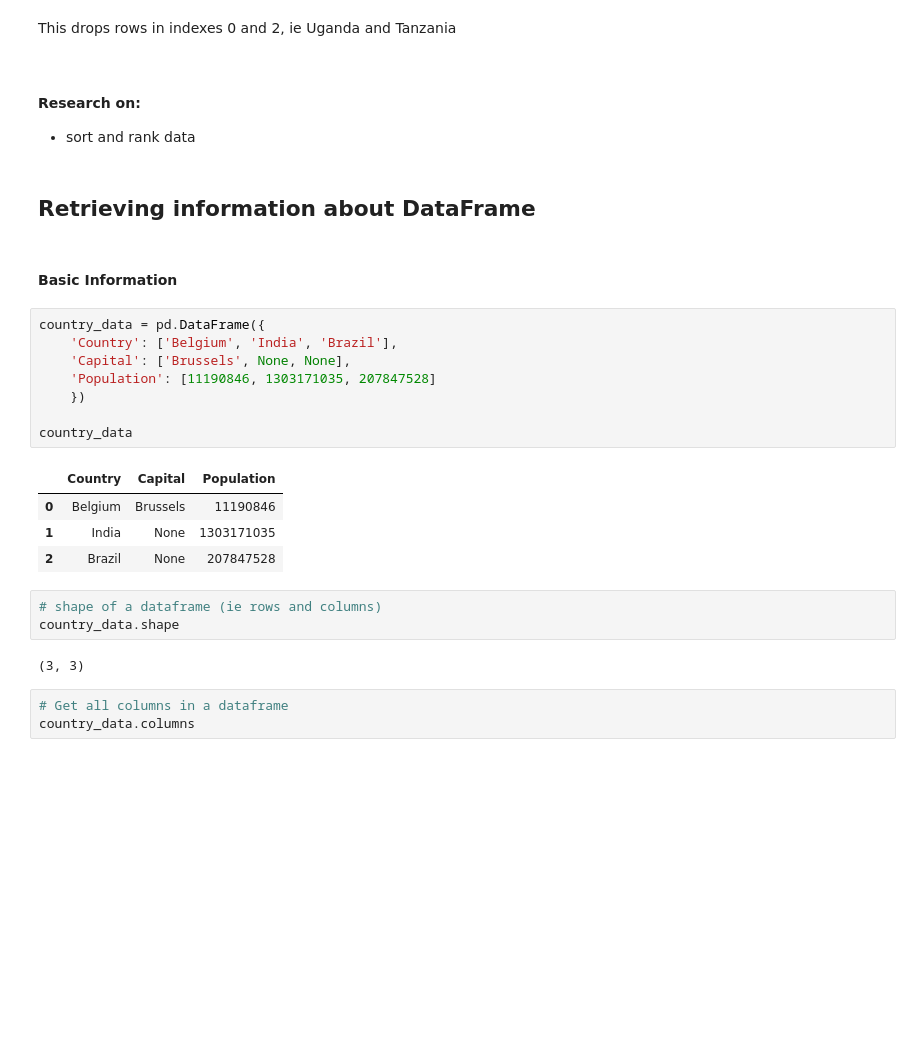
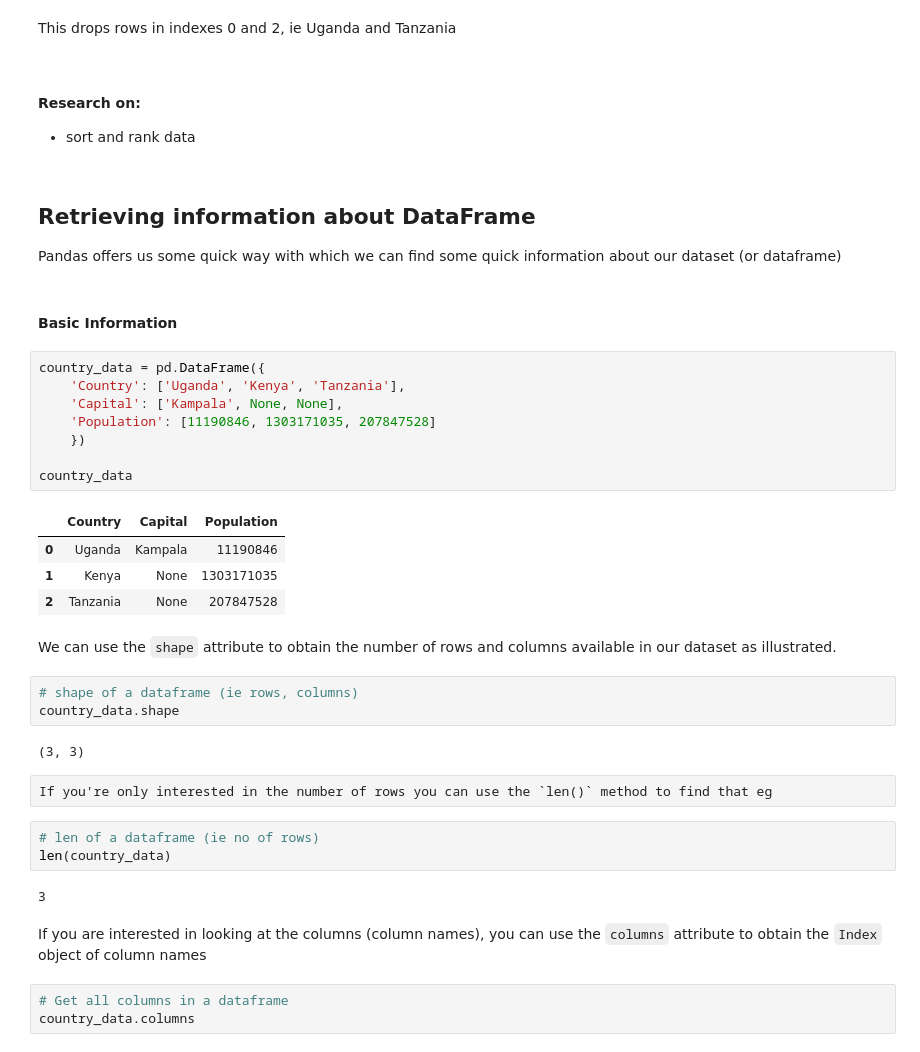
Before and after one commit to dataidea/dataidea-ugandafootball, a Jupyter notebook: nbs/Python Data Analysis/Week1 Intro/13_pandas.ipynb, the cells around one changed output. Cells and saved outputs as stored; diff of their text form; blank space fills up the shorter version.

```diff
--- a/nbs/Python Data Analysis/Week1 Intro/13_pandas.ipynb
+++ b/nbs/Python Data Analysis/Week1 Intro/13_pandas.ipynb
@@ -480,31 +482,57 @@ This drops rows in indexes 0 and 2, ie Uganda and Tanzania
 <script>
      (adsbygoogle = window.adsbygoogle || []).push({});
 </script>
-# %% [markdown]
-#### Research on:
-- sort and rank data
-# %% [markdown]
-## Retrieving information about DataFrame
+# %% [markdown]
+#### Research on:
+- sort and rank data
+<script async src="https://pagead2.googlesyndication.com/pagead/js/adsbygoogle.js?client=ca-pub-8076040302380238"
+     crossorigin="anonymous"></script>
+
+<ins class="adsbygoogle"
+     style="display:block; text-align:center;"
+     data-ad-layout="in-article"
+     data-ad-format="fluid"
+     data-ad-client="ca-pub-8076040302380238"
+     data-ad-slot="8693891310"></ins>
+
+<script>
+     (adsbygoogle = window.adsbygoogle || []).push({});
+</script>
+# %% [markdown]
+## Retrieving information about DataFrame
+
+Pandas offers us some quick way with which we can find some quick information about our dataset (or dataframe)
 # %% [markdown]
 #### Basic Information
 # %%
 country_data = pd.DataFrame({
-    'Country': ['Belgium', 'India', 'Brazil'],
-    'Capital': ['Brussels', None, None],
+    'Country': ['Uganda', 'Kenya', 'Tanzania'],
+    'Capital': ['Kampala', None, None],
     'Population': [11190846, 1303171035, 207847528]
     })
 
 country_data
 # %% [output]
 |  | Country | Capital | Population |
-| 0 | Belgium | Brussels | 11190846 |
-| 1 | India | None | 1303171035 |
-| 2 | Brazil | None | 207847528 |
+| 0 | Uganda | Kampala | 11190846 |
+| 1 | Kenya | None | 1303171035 |
+| 2 | Tanzania | None | 207847528 |
+# %% [markdown]
+We can use the `shape` attribute to obtain the number of rows and columns available in our dataset as illustrated.
 # %%
-# shape of a dataframe (ie rows and columns)
+# shape of a dataframe (ie rows, columns)
 country_data.shape
 # %% [output]
 (3, 3)
+# %% [raw]
+If you're only interested in the number of rows you can use the `len()` method to find that eg
+# %%
+# len of a dataframe (ie no of rows)
+len(country_data)
+# %% [output]
+3
+# %% [markdown]
+If you are interested in looking at the columns (column names), you can use the `columns` attribute to obtain the `Index` object of column names
 # %%
 # Get all columns in a dataframe
 country_data.columns
```
Also changed, not shown: parts of 9 cells of this notebook, 1 other file.
